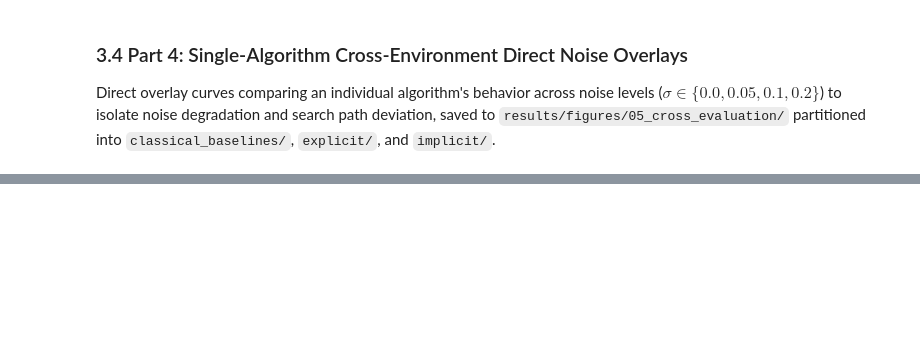
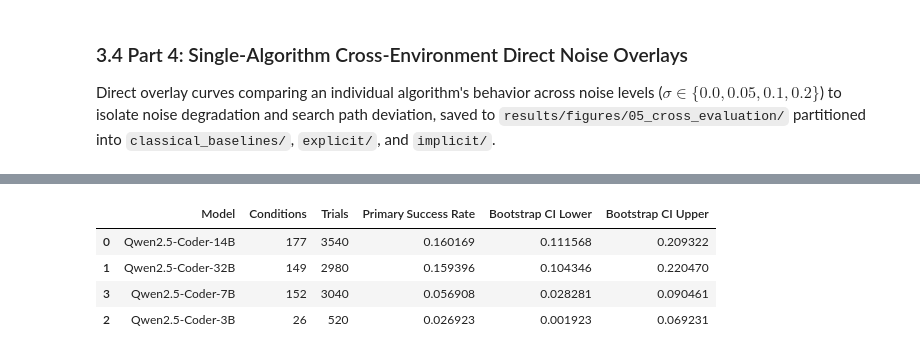
Before and after one commit to Nicola-Ibrahim/AAD_LLM, a Jupyter notebook: notebooks/05_analysis.ipynb, the cells around one changed output, grey strips where cells are left out. Cells and saved outputs as stored; diff of their text form; code cells hidden in the pictures; blank space fills up the shorter version.

```diff
--- a/notebooks/05_analysis.ipynb
+++ b/notebooks/05_analysis.ipynb
@@ -1648,0 +1715,82 @@ print("✅ Part 4: Single-Algorithm Cross-Environment Noise Overlays updated in
+# %%
+from benchmarking.infra.storage import EvaluationConfigRepository
+from benchmarking.domain.vos import EvaluationCondition
+
+reliability_cfg = EvaluationConfigRepository().load_config().reliability
+df_reliability = service.compute_reliability_table(
+    all_benchmark_data, reliability_cfg.primary_target, reliability_cfg.secondary_target, 20
+)
+# ── Three PNG-only thesis figures; no inline notebook rendering or HTML exports ──
+THESIS_RELIABILITY_DIR = RESULTS_DIR / 'figures' / '06_thesis_summary'
+THESIS_RELIABILITY_DIR.mkdir(parents=True, exist_ok=True)
+primary = df_reliability[(df_reliability['Strategy'] == reliability_cfg.primary_prompt_strategy) & df_reliability['Complete']].copy()
+model_order = sorted(primary['Model'].unique())
+problem_order = [p for p in [1, 8, 11, 15, 21] if p in primary['Problem ID'].unique()]
+problem_labels = [f'{BBOBFunction.get_name(p)} (f{p})' for p in problem_order]
+reliability_palette = ['#0284C7', '#7C3AED', '#0F766E', '#D97706', '#DB2777', '#475569']
+model_colors = {model: reliability_palette[idx % len(reliability_palette)] for idx, model in enumerate(model_order)}
+baseline_styles = {'CMA-ES': '#334155', 'DE': '#7C3AED', 'PSO': '#0F766E'}
+baseline_solvers = [solver for solver in all_benchmark_data.solvers if ' / ' not in str(solver)]
+blue_scale = [[0.0, '#F8FAFC'], [0.25, '#E0F2FE'], [0.5, '#BAE6FD'], [0.75, '#7DD3FC'], [1.0, '#38BDF8']]
+
+# Figure 10A: clean versus noisy fixed-target reliability across BBOB functions.
+fig10a = make_subplots(rows=1, cols=2, shared_yaxes=True, horizontal_spacing=0.10, subplot_titles=['<b>(A) Clean (sigma = 0.0)</b>', '<b>(B) Noisy (mean across sigma > 0)</b>'])
+for col, subset in enumerate([primary[primary['Noise Std'] == 0.0], primary[primary['Noise Std'] > 0.0]], start=1):
+    grouped = subset.groupby(['Model', 'Problem ID'], as_index=False)[['Primary Successes', 'Trials']].sum()
+    grouped['Rate'] = grouped['Primary Successes'] / grouped['Trials']
+    rate = grouped.pivot(index='Model', columns='Problem ID', values='Rate').reindex(index=model_order, columns=problem_order)
+    ann = grouped.assign(label=grouped['Primary Successes'].astype(int).astype(str) + '/' + grouped['Trials'].astype(int).astype(str)).pivot(index='Model', columns='Problem ID', values='label').reindex(index=model_order, columns=problem_order).fillna('—')
+    fig10a.add_trace(go.Heatmap(z=rate.to_numpy() * 100, x=problem_labels, y=model_order, colorscale=blue_scale, zmin=0, zmax=100, text=ann.to_numpy(), texttemplate='%{text}', textfont=dict(size=12, family=FONT_FAMILY), showscale=(col == 2), colorbar=dict(title='<b>Success (%)</b>', title_side='top', tickfont=dict(size=12, family=FONT_FAMILY), len=0.82)), row=1, col=col)
+for annotation in fig10a.layout.annotations: annotation.update(font=dict(size=16, color='#0F172A', family=FONT_FAMILY))
+fig10a.update_layout(template='plotly_white', title=dict(text='<b>Figure 10A: Reliable Solution Attainment Across BBOB Landscapes</b><br><span style="font-size:13px;color:#475569;font-weight:normal;">Fixed target Delta y <= 10^-8; cells show successful trials / completed trials; baseline prompt strategy</span>', font=dict(size=20, color='#0F172A', family=FONT_FAMILY), x=0.02, y=0.97), width=1420, height=max(620, 130 * len(model_order) + 230), margin=dict(l=220, r=80, t=115, b=105))
+fig10a.update_xaxes(tickangle=-22, tickfont=dict(size=13, family=FONT_FAMILY, color='#1E293B'))
+fig10a.update_yaxes(autorange='reversed', tickfont=dict(size=13, family=FONT_FAMILY, color='#1E293B'))
+fig10a.write_image(str(THESIS_RELIABILITY_DIR / 'fig_10a_llm_reliability_matrix.png'), scale=3)
+
+# Figure 10B: fixed-target runtime attainment with trial-bootstrap uncertainty.
+# LLM lines are dashed; classical baselines are solid, matching the established ECDF convention.
+eval_grid_reliability = np.logspace(0, 6, 200)
+fig10b = go.Figure()
+for model in model_order:
+    rows = primary[primary['Model'] == model]
+    runs = []
+    for _, row in rows.iterrows():
+        condition = EvaluationCondition(dim=int(row['Dim']), noise_std=float(row['Noise Std']), problem_id=int(row['Problem ID']))
+        runs.extend(all_benchmark_data.get(condition, {}).get(row['Solver'], []))
+    if not runs: continue
+    curve, lower, upper = service.compute_fixed_target_attainment_band(runs, eval_grid_reliability, reliability_cfg.primary_target, reliability_cfg.bootstrap_samples, reliability_cfg.bootstrap_seed)
+    color = model_colors[model]
+    fig10b.add_trace(go.Scatter(x=eval_grid_reliability, y=upper, mode='lines', line=dict(width=0), showlegend=False, hoverinfo='skip'))
+    fig10b.add_trace(go.Scatter(x=eval_grid_reliability, y=lower, mode='lines', line=dict(width=0), fill='tonexty', fillcolor='rgba(56, 189, 248, 0.12)', showlegend=False, hoverinfo='skip'))
+    fig10b.add_trace(go.Scatter(x=eval_grid_reliability, y=curve, mode='lines', name=model, line=dict(color=color, width=2.6, dash='dash')))
+primary_conditions = {(int(row['Dim']), float(row['Noise Std']), int(row['Problem ID'])) for _, row in primary.iterrows()}
+for baseline in baseline_solvers:
+    label = baseline.value if hasattr(baseline, 'value') else str(baseline)
+    baseline_runs = []
+    for dim, noise_std, problem_id in primary_conditions:
+        baseline_runs.extend(all_benchmark_data.get(EvaluationCondition(dim=dim, noise_std=noise_std, problem_id=problem_id), {}).get(baseline, []))
+    if not baseline_runs: continue
+    curve, _, _ = service.compute_fixed_target_attainment_band(baseline_runs, eval_grid_reliability, reliability_cfg.primary_target, reliability_cfg.bootstrap_samples, reliability_cfg.bootstrap_seed)
+    fig10b.add_trace(go.Scatter(x=eval_grid_reliability, y=curve, mode='lines', name=label, line=dict(color=baseline_styles.get(label, '#475569'), width=3.2, dash='solid')))
+fig10b.update_layout(template='plotly_white', title=dict(text='<b>Figure 10B: Reliability Over the Evaluation Budget</b><br><span style="font-size:13px;color:#475569;font-weight:normal;">Probability of attaining Delta y <= 10^-8; LLMs dashed, classical baselines solid; shaded bands are 95% trial-bootstrap intervals</span>', font=dict(size=20, color='#0F172A', family=FONT_FAMILY), x=0.02, y=0.97), width=1420, height=720, margin=dict(l=95, r=40, t=115, b=110), legend=dict(orientation='h', yanchor='top', y=-0.20, xanchor='center', x=0.5, bgcolor='rgba(255,255,255,0.95)', bordercolor='#E2E8F0', borderwidth=1, font=dict(size=12, family=FONT_FAMILY)))
+fig10b.update_xaxes(type='log', title_text='<b>Evaluations</b>', showgrid=True, gridcolor='#F1F5F9', linecolor='#CBD5E1', ticks='outside', tickfont=dict(size=13, family=FONT_FAMILY, color='#1E293B'))
+fig10b.update_yaxes(range=[0, 1.05], title_text='<b>Probability of Solving</b>', tickformat='.0%', showgrid=True, gridcolor='#F1F5F9', linecolor='#CBD5E1', ticks='outside', tickfont=dict(size=13, family=FONT_FAMILY, color='#1E293B'))
+fig10b.write_image(str(THESIS_RELIABILITY_DIR / 'fig_10b_fixed_target_attainment.png'), scale=3)
+
+# Figure 10C: noise robustness, faceted by dimension.
+dims = sorted(primary['Dim'].unique())
+fig10c = make_subplots(rows=2, cols=2, subplot_titles=[f'<b>{dim}D</b>' for dim in dims], horizontal_spacing=0.10, vertical_spacing=0.18)
+for idx, dim in enumerate(dims):
+    row, col = divmod(idx, 2); row += 1; col += 1
+    panel = primary[primary['Dim'] == dim].groupby(['Model', 'Noise Std'], as_index=False)[['Primary Successes', 'Trials']].sum()
+    panel['Rate'] = panel['Primary Successes'] / panel['Trials']
+    for model in model_order:
+        series = panel[panel['Model'] == model].sort_values('Noise Std')
+        fig10c.add_trace(go.Scatter(x=series['Noise Std'], y=series['Rate'], mode='lines+markers', name=model, legendgroup=model, showlegend=(idx == 0), line=dict(color=model_colors[model], width=2.6), marker=dict(size=8)), row=row, col=col)
+for annotation in fig10c.layout.annotations: annotation.update(font=dict(size=16, color='#0F172A', family=FONT_FAMILY))
+fig10c.update_layout(template='plotly_white', title=dict(text='<b>Figure 10C: Noise Robustness of LLM-Evolved Optimizers</b><br><span style="font-size:13px;color:#475569;font-weight:normal;">Mean fixed-target success probability across the five BBOB landscape classes</span>', font=dict(size=20, color='#0F172A', family=FONT_FAMILY), x=0.02, y=0.97), width=1420, height=930, margin=dict(l=90, r=40, t=115, b=115), legend=dict(orientation='h', yanchor='top', y=-0.12, xanchor='center', x=0.5, bgcolor='rgba(255,255,255,0.95)', bordercolor='#E2E8F0', borderwidth=1, font=dict(size=12, family=FONT_FAMILY)))
+fig10c.update_xaxes(title_text='<b>Noise standard deviation (sigma)</b>', showgrid=True, gridcolor='#F1F5F9', linecolor='#CBD5E1', ticks='outside', tickfont=dict(size=12, family=FONT_FAMILY, color='#1E293B'))
+fig10c.update_yaxes(range=[0, 1.05], title_text='<b>Success probability</b>', tickformat='.0%', showgrid=True, gridcolor='#F1F5F9', linecolor='#CBD5E1', ticks='outside', tickfont=dict(size=12, family=FONT_FAMILY, color='#1E293B'))
+fig10c.write_image(str(THESIS_RELIABILITY_DIR / 'fig_10c_llm_noise_robustness.png'), scale=3)
+print(f'Generated exactly three thesis reliability PNGs for {len(model_order)} discovered LLMs in {THESIS_RELIABILITY_DIR}.')
+# %% [output]
@@ -1648,0 +1801,5 @@ print("✅ Part 4: Single-Algorithm Cross-Environment Noise Overlays updated in
+|  | Model | Conditions | Trials | Primary Success Rate | Bootstrap CI Lower | Bootstrap CI Upper |
+| 0 | Qwen2.5-Coder-14B | 177 | 3540 | 0.160169 | 0.111568 | 0.209322 |
+| 1 | Qwen2.5-Coder-32B | 149 | 2980 | 0.159396 | 0.104346 | 0.220470 |
+| 3 | Qwen2.5-Coder-7B | 152 | 3040 | 0.056908 | 0.028281 | 0.090461 |
+| 2 | Qwen2.5-Coder-3B | 26 | 520 | 0.026923 | 0.001923 | 0.069231 |
```
Also changed, not shown: parts of 12 cells of this notebook, 17 other files.
